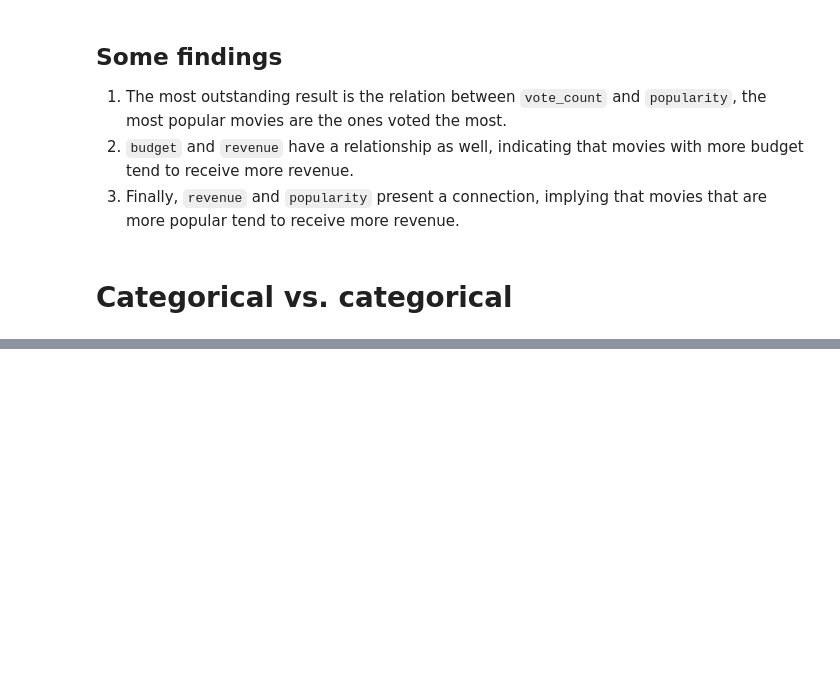
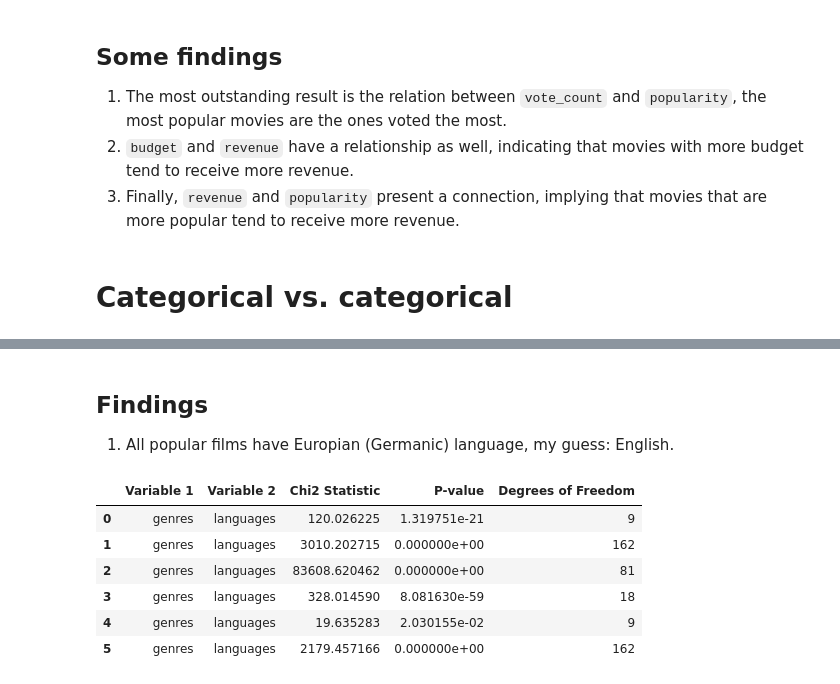
Before and after one commit to juan-gomezj4/ml-movie-recommender, a Jupyter notebook: notebooks/3-analysis/bivariate_data_analysis.ipynb, the cells around one changed output, grey strips where cells are left out. Drawn from its saved outputs; the diff is of its cells as text; code cells hidden in the pictures; blank space fills up the shorter version.

```diff
--- a/notebooks/3-analysis/bivariate_data_analysis.ipynb
+++ b/notebooks/3-analysis/bivariate_data_analysis.ipynb
@@ -171,0 +370,27 @@ cat_cols: list[str] = [
+# %% [markdown]
+## Findings
+1. All popular films have Europian (Germanic) language, my guess: English.
+# %%
+chi2_results = list()
+
+for feat1, feat2 in combinations(df_cat.columns, 2):
+    contingency_table = pd.crosstab(df_cat[feat1], df_cat[feat2])
+    chi2, p, dof, expected = chi2_contingency(contingency_table)
+    chi2_results.append({
+        'Variable 1': col1,
+        'Variable 2': col2,
+        'Chi2 Statistic': chi2,
+        'P-value': p,
+        'Degrees of Freedom': dof
+    })
+df_chi2 = DataFrame(chi2_results)
+# %%
+df_chi2
+# %% [output]
+|  | Variable 1 | Variable 2 | Chi2 Statistic | P-value | Degrees of Freedom |
+| 0 | genres | languages | 120.026225 | 1.319751e-21 | 9 |
+| 1 | genres | languages | 3010.202715 | 0.000000e+00 | 162 |
+| 2 | genres | languages | 83608.620462 | 0.000000e+00 | 81 |
+| 3 | genres | languages | 328.014590 | 8.081630e-59 | 18 |
+| 4 | genres | languages | 19.635283 | 2.030155e-02 | 9 |
+| 5 | genres | languages | 2179.457166 | 0.000000e+00 | 162 |
```
Also changed, not shown: parts of 9 cells of this notebook.
